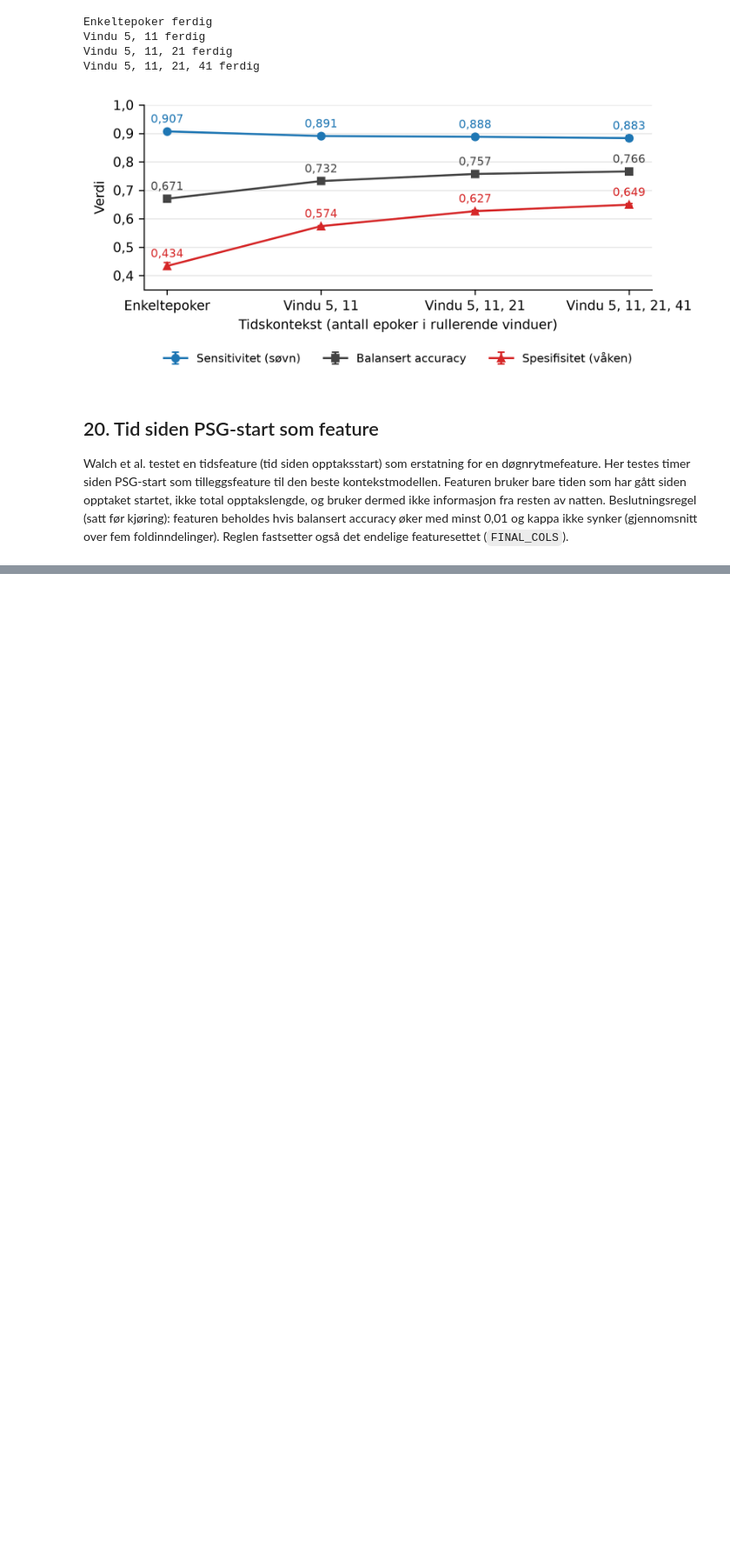
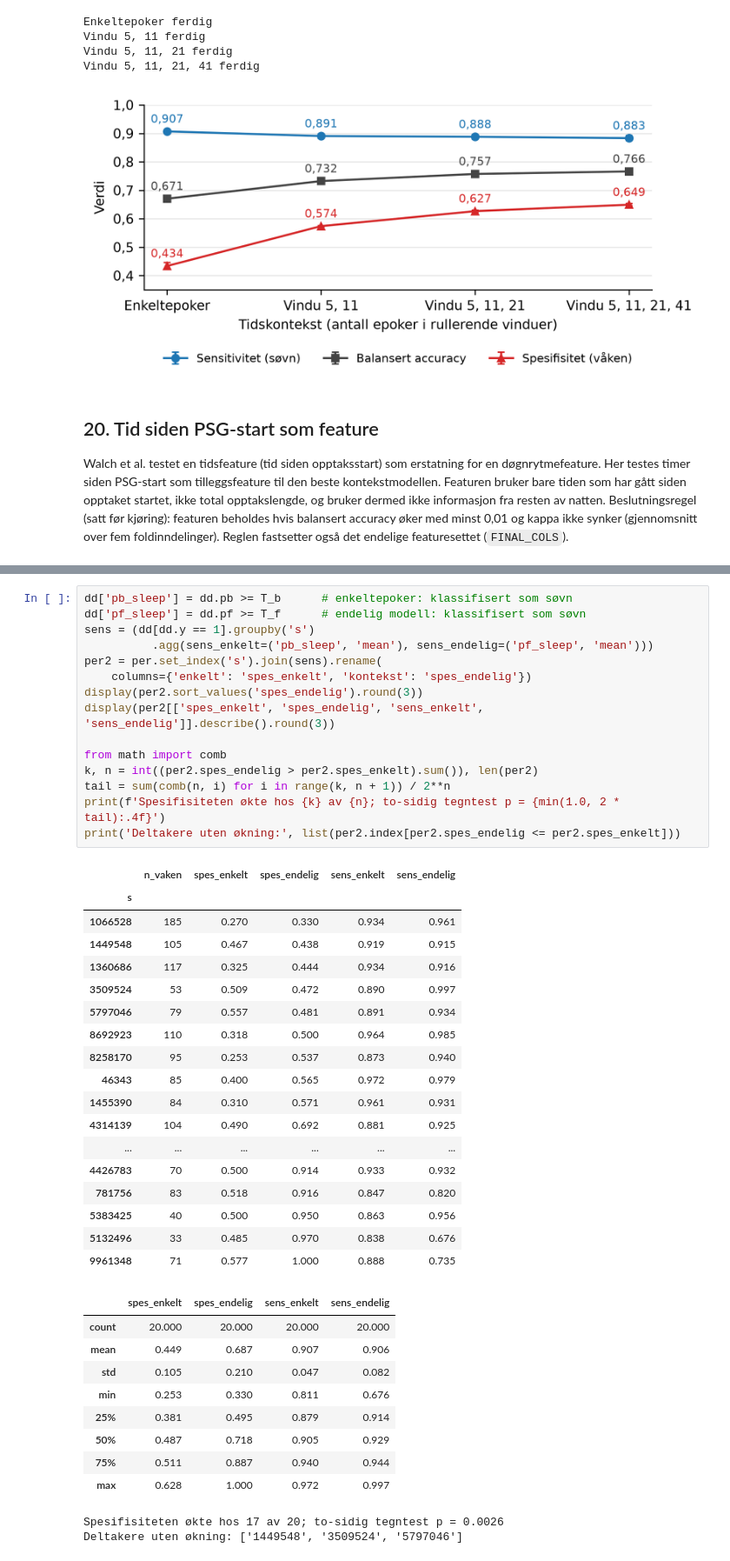
Before and after one commit to LaCodeNor/IT6119, a Jupyter notebook: final_project_laho.ipynb, the cells around one changed output, grey strips where cells are left out. Shown at 87% size. Saved outputs shown, nothing was run; the diff lists cells and outputs as text; blank space fills up the shorter version.

```diff
--- a/final_project_laho.ipynb
+++ b/final_project_laho.ipynb
@@ -774,0 +854,45 @@ Tid siden start brukes: True | antall features: 23
+# %%
+dd['pb_sleep'] = dd.pb >= T_b      # enkeltepoker: klassifisert som søvn
+dd['pf_sleep'] = dd.pf >= T_f      # endelig modell: klassifisert som søvn
+sens = (dd[dd.y == 1].groupby('s')
+          .agg(sens_enkelt=('pb_sleep', 'mean'), sens_endelig=('pf_sleep', 'mean')))
+per2 = per.set_index('s').join(sens).rename(
+    columns={'enkelt': 'spes_enkelt', 'kontekst': 'spes_endelig'})
+display(per2.sort_values('spes_endelig').round(3))
+display(per2[['spes_enkelt', 'spes_endelig', 'sens_enkelt', 'sens_endelig']].describe().round(3))
+
+from math import comb
+k, n = int((per2.spes_endelig > per2.spes_enkelt).sum()), len(per2)
+tail = sum(comb(n, i) for i in range(k, n + 1)) / 2**n
+print(f'Spesifisiteten økte hos {k} av {n}; to-sidig tegntest p = {min(1.0, 2 * tail):.4f}')
+print('Deltakere uten økning:', list(per2.index[per2.spes_endelig <= per2.spes_enkelt]))
+# %% [output]
+|  | n_vaken | spes_enkelt | spes_endelig | sens_enkelt | sens_endelig |
+| s |  |  |  |  |  |
+| 1066528 | 185 | 0.270 | 0.330 | 0.934 | 0.961 |
+| 1449548 | 105 | 0.467 | 0.438 | 0.919 | 0.915 |
+| 1360686 | 117 | 0.325 | 0.444 | 0.934 | 0.916 |
+| 3509524 | 53 | 0.509 | 0.472 | 0.890 | 0.997 |
+| 5797046 | 79 | 0.557 | 0.481 | 0.891 | 0.934 |
+| 8692923 | 110 | 0.318 | 0.500 | 0.964 | 0.985 |
+| 8258170 | 95 | 0.253 | 0.537 | 0.873 | 0.940 |
+| 46343 | 85 | 0.400 | 0.565 | 0.972 | 0.979 |
+| 1455390 | 84 | 0.310 | 0.571 | 0.961 | 0.931 |
+| 4314139 | 104 | 0.490 | 0.692 | 0.881 | 0.925 |
+| ... | ... | ... | ... | ... | ... |
+| 4426783 | 70 | 0.500 | 0.914 | 0.933 | 0.932 |
+| 781756 | 83 | 0.518 | 0.916 | 0.847 | 0.820 |
+| 5383425 | 40 | 0.500 | 0.950 | 0.863 | 0.956 |
+| 5132496 | 33 | 0.485 | 0.970 | 0.838 | 0.676 |
+| 9961348 | 71 | 0.577 | 1.000 | 0.888 | 0.735 |
+|  | spes_enkelt | spes_endelig | sens_enkelt | sens_endelig |
+| count | 20.000 | 20.000 | 20.000 | 20.000 |
+| mean | 0.449 | 0.687 | 0.907 | 0.906 |
+| std | 0.105 | 0.210 | 0.047 | 0.082 |
+| min | 0.253 | 0.330 | 0.811 | 0.676 |
+| 25% | 0.381 | 0.495 | 0.879 | 0.914 |
+| 50% | 0.487 | 0.718 | 0.905 | 0.929 |
+| 75% | 0.511 | 0.887 | 0.940 | 0.944 |
+| max | 0.628 | 1.000 | 0.972 | 0.997 |
+Spesifisiteten økte hos 17 av 20; to-sidig tegntest p = 0.0026
+Deltakere uten økning: ['1449548', '3509524', '5797046']
```
Also changed, not shown: parts of 9 cells of this notebook, 1 other file.
